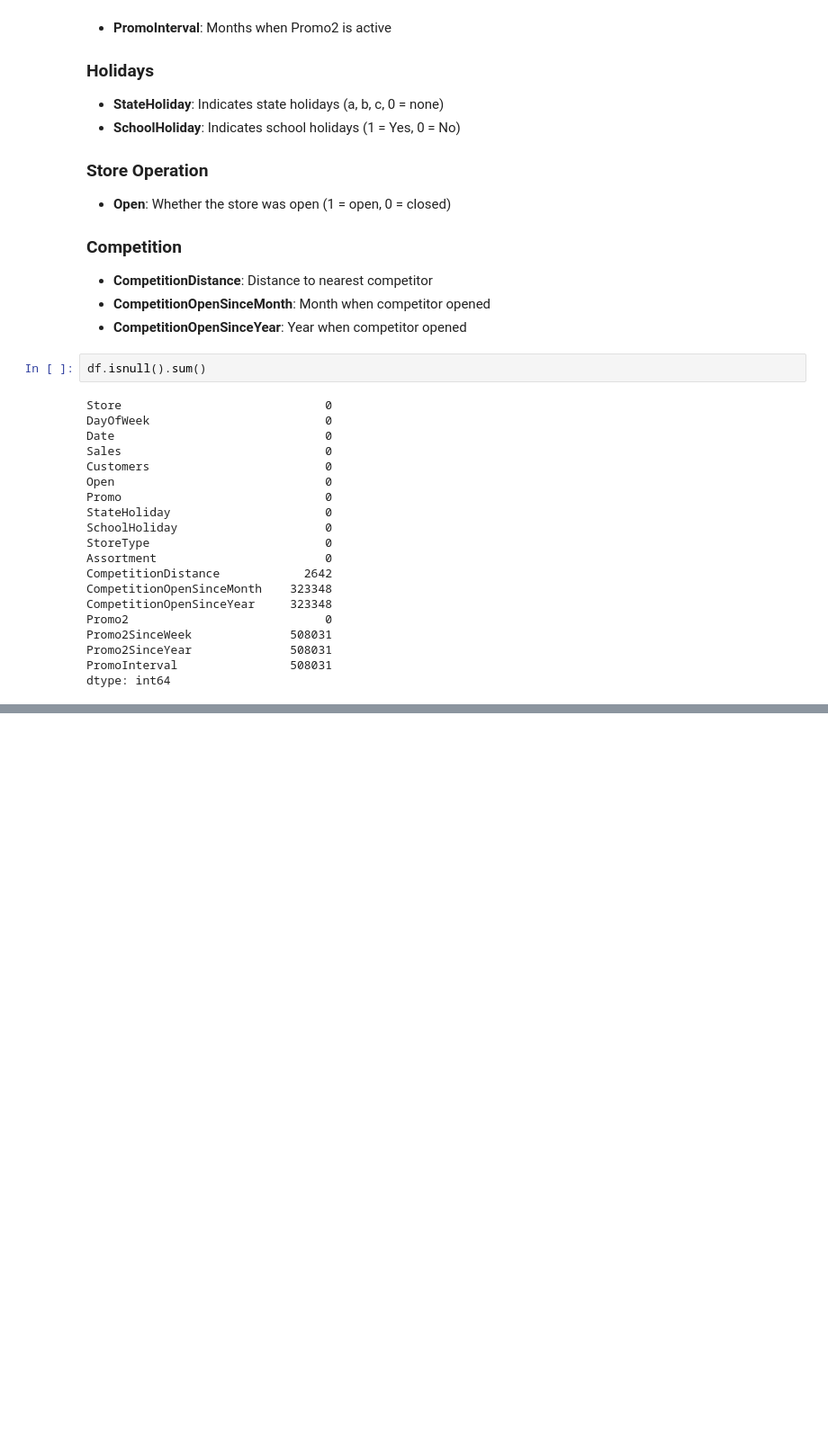
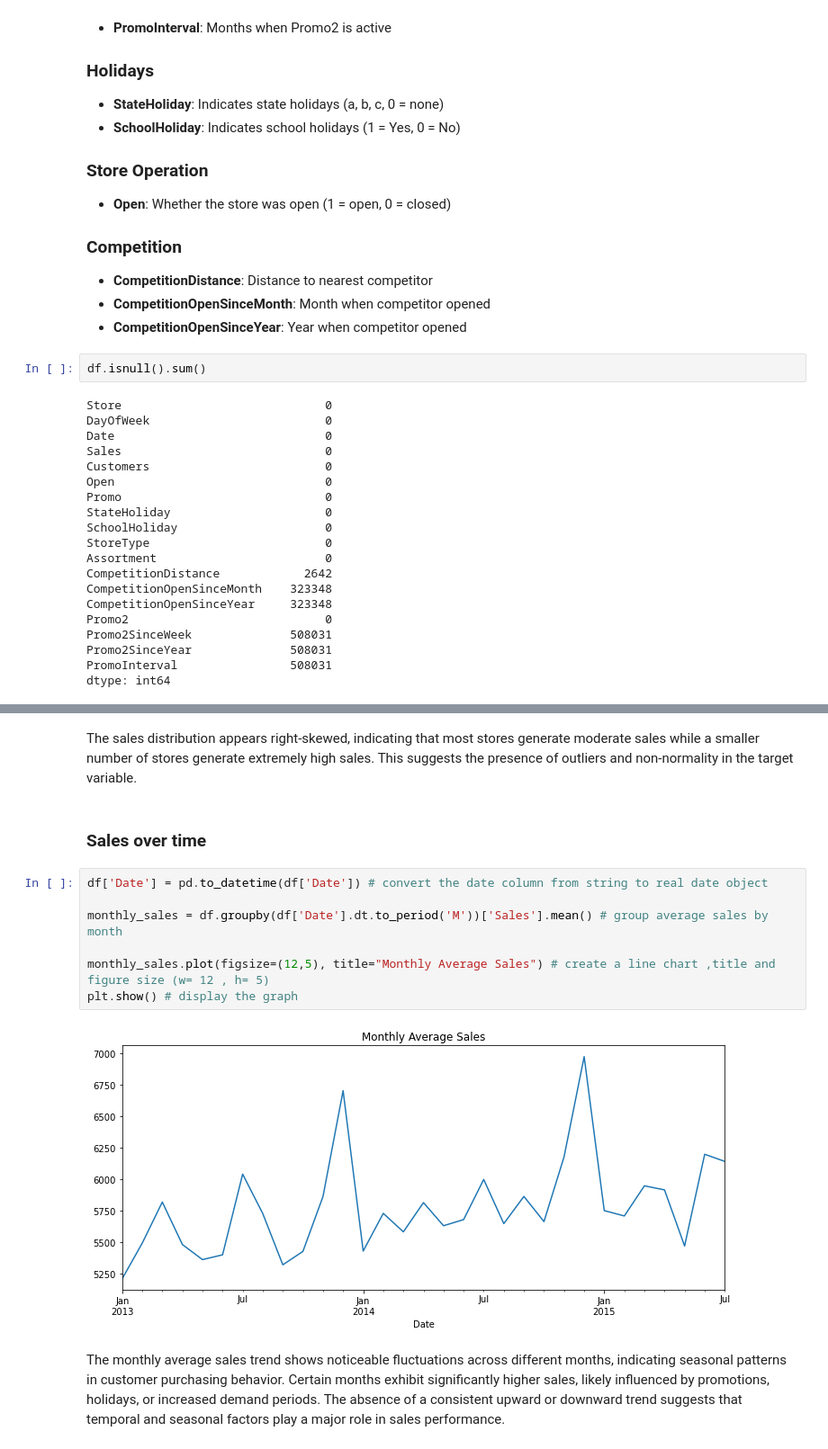
Before and after one commit to ibnudiyat/Rossmann-Store, a Jupyter notebook: notebooks/notebook.ipynb, the cells around one changed output, grey strips where cells are left out. Shown at 90% size. Drawn from its saved outputs; the diff is of its cells as text; blank space fills up the shorter version.

```diff
--- a/notebooks/notebook.ipynb
+++ b/notebooks/notebook.ipynb
@@ -151,0 +164,15 @@ dtype: int64
+# %% [markdown]
+The sales distribution appears right-skewed, indicating that most stores generate moderate sales while a smaller number of stores generate extremely high sales. This suggests the presence of outliers and non-normality in the target variable.
+# %% [markdown]
+### Sales over time
+# %%
+df['Date'] = pd.to_datetime(df['Date']) # convert the date column from string to real date object
+
+monthly_sales = df.groupby(df['Date'].dt.to_period('M'))['Sales'].mean() # group average sales by month
+
+monthly_sales.plot(figsize=(12,5), title="Monthly Average Sales") # create a line chart ,title and figure size (w= 12 , h= 5)
+plt.show() # display the graph
+# %% [output]
+[figure, added]
+# %% [markdown]
+The monthly average sales trend shows noticeable fluctuations across different months, indicating seasonal patterns in customer purchasing behavior. Certain months exhibit significantly higher sales, likely influenced by promotions, holidays, or increased demand periods. The absence of a consistent upward or downward trend suggests that temporal and seasonal factors play a major role in sales performance.
```
Also changed, not shown: parts of 7 cells of this notebook.
